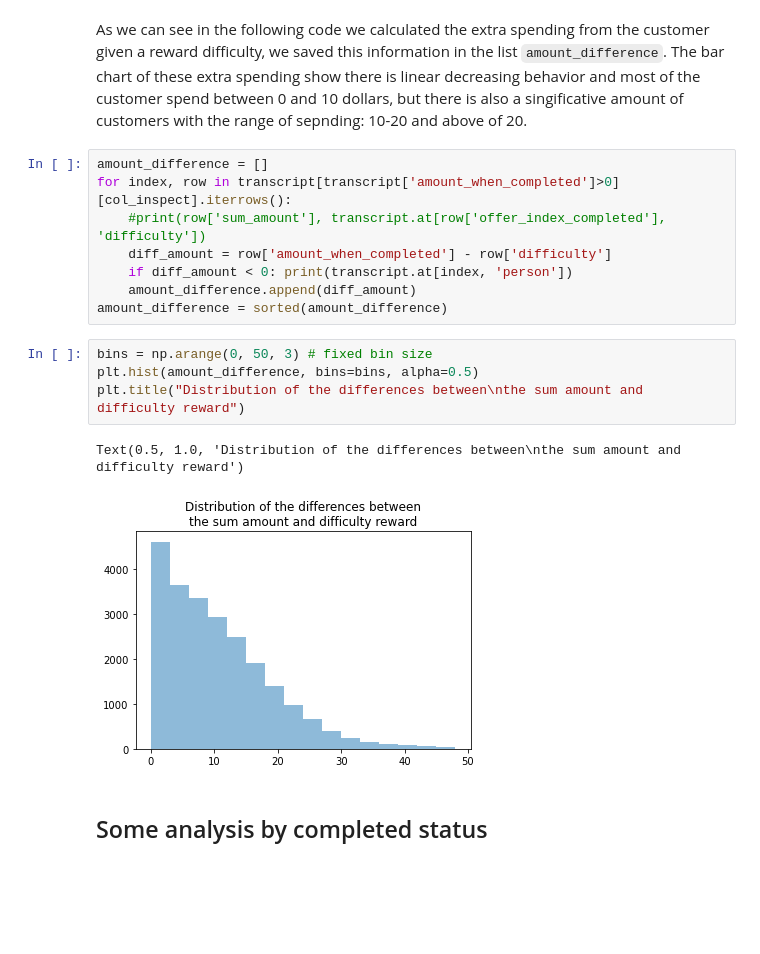
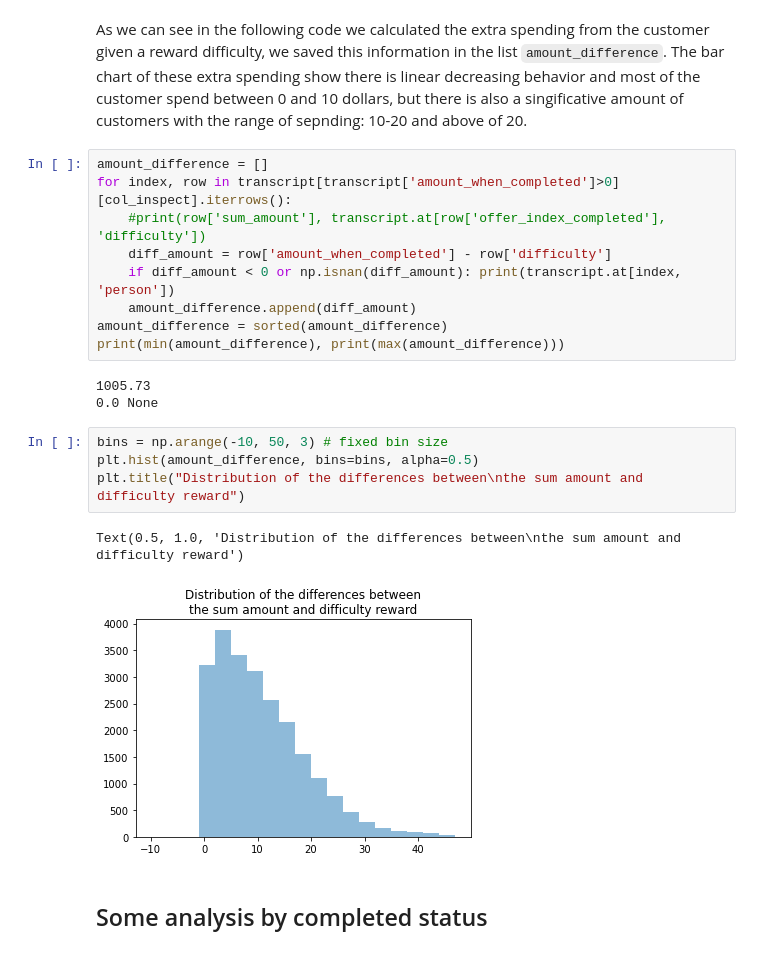
Before and after one commit to allanosf/starbucks-rewards-study, a Jupyter notebook: Data Exploration.ipynb, the cells around one changed output. Cells and saved outputs as stored; diff of their text form; blank space fills up the shorter version.

```diff
--- a/Data Exploration.ipynb
+++ b/Data Exploration.ipynb
@@ -291,16 +298,20 @@ amount_difference = []
 for index, row in transcript[transcript['amount_when_completed']>0][col_inspect].iterrows():
     #print(row['sum_amount'], transcript.at[row['offer_index_completed'], 'difficulty'])
     diff_amount = row['amount_when_completed'] - row['difficulty']
-    if diff_amount < 0: print(transcript.at[index, 'person'])
+    if diff_amount < 0 or np.isnan(diff_amount): print(transcript.at[index, 'person'])
     amount_difference.append(diff_amount)
 amount_difference = sorted(amount_difference)
+print(min(amount_difference), print(max(amount_difference)))
+# %% [output]
+1005.73
+0.0 None
 # %%
-bins = np.arange(0, 50, 3) # fixed bin size
+bins = np.arange(-10, 50, 3) # fixed bin size
 plt.hist(amount_difference, bins=bins, alpha=0.5)
 plt.title("Distribution of the differences between\nthe sum amount and difficulty reward")
 # %% [output]
 Text(0.5, 1.0, 'Distribution of the differences between\nthe sum amount and difficulty reward')
-[figure, old version]
+[figure, new version]
 # %% [markdown]
 ## Some analysis by completed status
 # %% [markdown]
```
Also changed, not shown: parts of 3 cells of this notebook, 5 other files.
